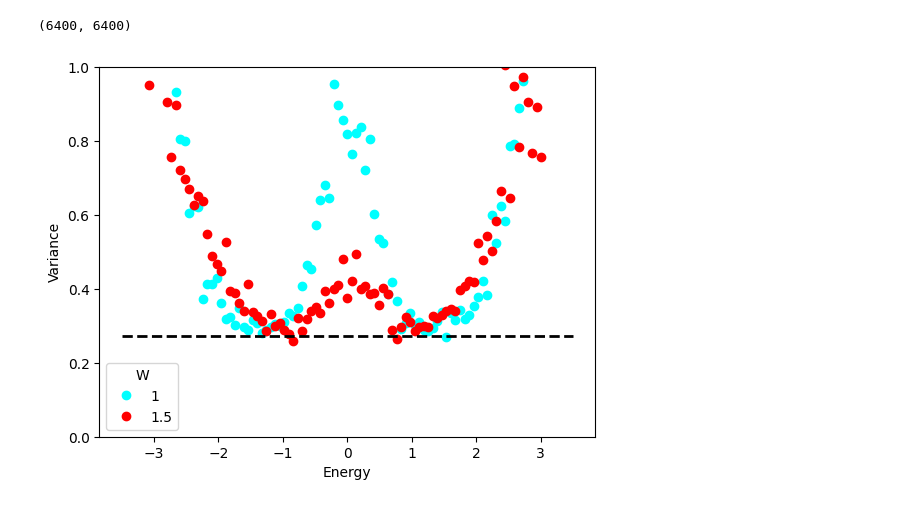
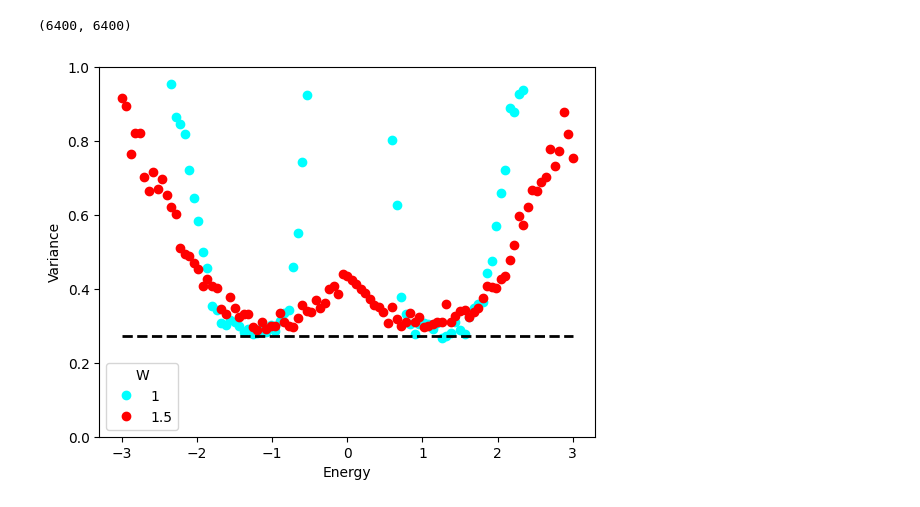
Before and after one commit to actyner/LevelStatistics_GOE, a Jupyter notebook: GOE_Level_Statistics.ipynb, the cells around one changed output. Saved outputs shown, nothing was run; the diff lists cells and outputs as text; code cells hidden in the pictures.

```diff
--- a/GOE_Level_Statistics.ipynb
+++ b/GOE_Level_Statistics.ipynb
@@ -37,12 +19,12 @@ g_3=np.kron(S1,S3)
 g_4=np.kron(S2,S0)
 g_5= np.kron(S3,S0)
 
-D=0.05
+D=0.0
 
 DD=1.0
 Tx=(1j*g_1+DD*g_5+D*g_4)/2
 Ty=(1j*g_2+DD*g_5-D*g_4)/2
-U=(0.9*g_5)
+U=(0.9*g_5+0.1*g_4)
 
 
 
@@ -84,9 +66,9 @@ model = pb.Model(lat,
 HOB=model.hamiltonian.todense()
 print(np.shape(HOB))
 EVs=[]
-for w in [1,1.5]:
+for w in [0.5,1.5]:
         res=[]
-        for k in tqdm(range(20)):
+        for k in tqdm(range(50)):
             pot=[]
             for j in range(np.shape(HOB)[0]//4):
                 pot.append(random.gauss(mu=0.0, sigma=w))
@@ -108,22 +90,22 @@ EVs=np.array(EVs)
 r=[]
 for j in tqdm(range(2)):
     rfull=[]
-    for en in (np.linspace(-3.5,3.5,101)):
+    for en in (np.linspace(-3.,3.,101)):
         ravg=[]
-        for k in range(20):
+        for k in range(50):
             idx=find_nearest(np.array(EVs)[j,k,:],en)
             for q in range(-10,11,1):
                 ravg.append(np.abs(EVs[j,k,idx+q]-EVs[j,k,idx+q-1]))
         rfull.append(np.var(np.array(ravg)/np.mean(ravg)))
     r.append(rfull)
 # %%
-plt.plot(np.linspace(-3.5,3.5,101),r[0],'o',c='cyan',label='1')
-plt.plot(np.linspace(-3.5,3.5,101),r[1],'o',c='red',label='1.5')
-plt.plot(np.linspace(-3.5,3.5,101),.273*np.ones(101),'--',linewidth=2,c='black')
+plt.plot(np.linspace(-3.,3.,101),r[0],'o',c='cyan',label='1')
+plt.plot(np.linspace(-3.,3.,101),r[1],'o',c='red',label='1.5')
+plt.plot(np.linspace(-3.,3.,101),.273*np.ones(101),'--',linewidth=2,c='black')
 plt.ylim(0,1)
 plt.legend(title='W')
 plt.ylabel("Variance")
 plt.xlabel("Energy")
 plt.show()
 # %% [output]
-[figure, old version]
+[figure, new version]
```
Also changed, not shown: parts of 1 cell of this notebook.
